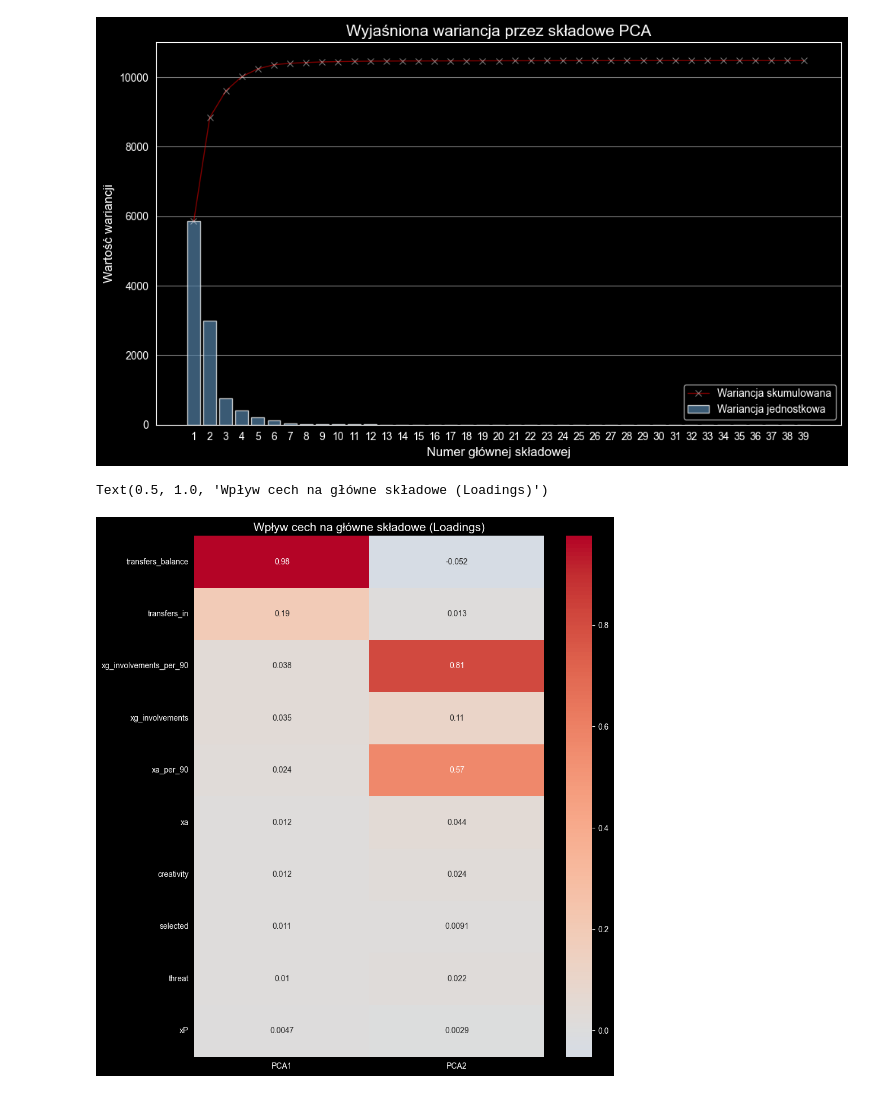
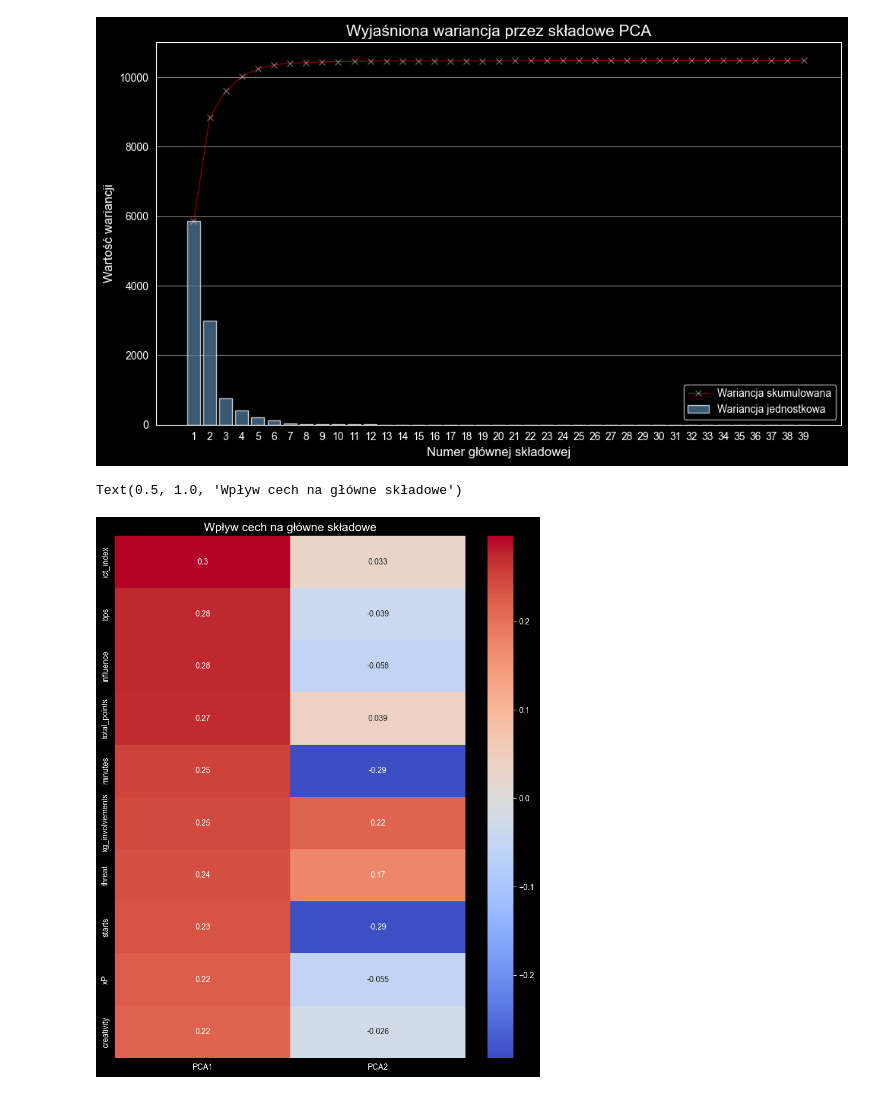
Before and after one commit to ruus77/FPL, a Jupyter notebook: src/fpl_project/data_processing/eda.ipynb, the cells around one changed output. Drawn from its saved outputs; the diff is of its cells as text; code cells hidden in the pictures.

```diff
--- a/src/fpl_project/data_processing/eda.ipynb
+++ b/src/fpl_project/data_processing/eda.ipynb
@@ -402,7 +396,7 @@ plt.tight_layout()
 [figure]
 # %%
 pca_pipe = Pipeline([
-    ("scale", RobustScaler()),
+    ("scale", StandardScaler()),
     ("pca", PCA(2))
 ])
 
@@ -410,18 +404,18 @@ pca2 = pca_pipe.fit_transform(X)
 # %%
 loadings = pd.DataFrame(
     pca_pipe.named_steps["pca"].components_[:2].T,
     columns=['PCA1', 'PCA2'],
     index=X.columns
 )
 
 plt.figure(figsize=(10, 12))
 sns.heatmap(loadings.sort_values(by=["PCA1", "PCA2"], ascending=False).head(10),
             annot=True, cmap='coolwarm', center=0)
 
-plt.title("Wpływ cech na główne składowe (Loadings)", fontsize=15)
+plt.title("Wpływ cech na główne składowe", fontsize=15)
 # %% [output]
-Text(0.5, 1.0, 'Wpływ cech na główne składowe (Loadings)')
+Text(0.5, 1.0, 'Wpływ cech na główne składowe')
-[figure, old version]
+[figure, new version]
 # %%
 def plot_pca_loadings(loadings, pca_obj):
     plt.figure(figsize=(10, 10))
```
Also changed, not shown: parts of 11 cells of this notebook, 9 other files.
